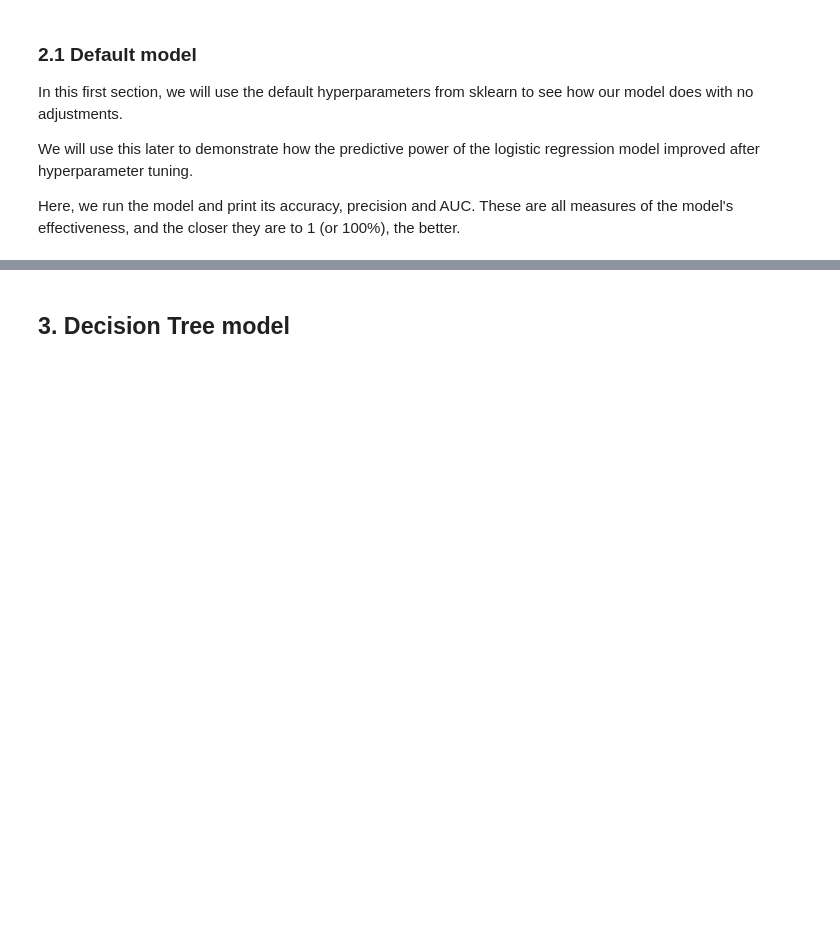
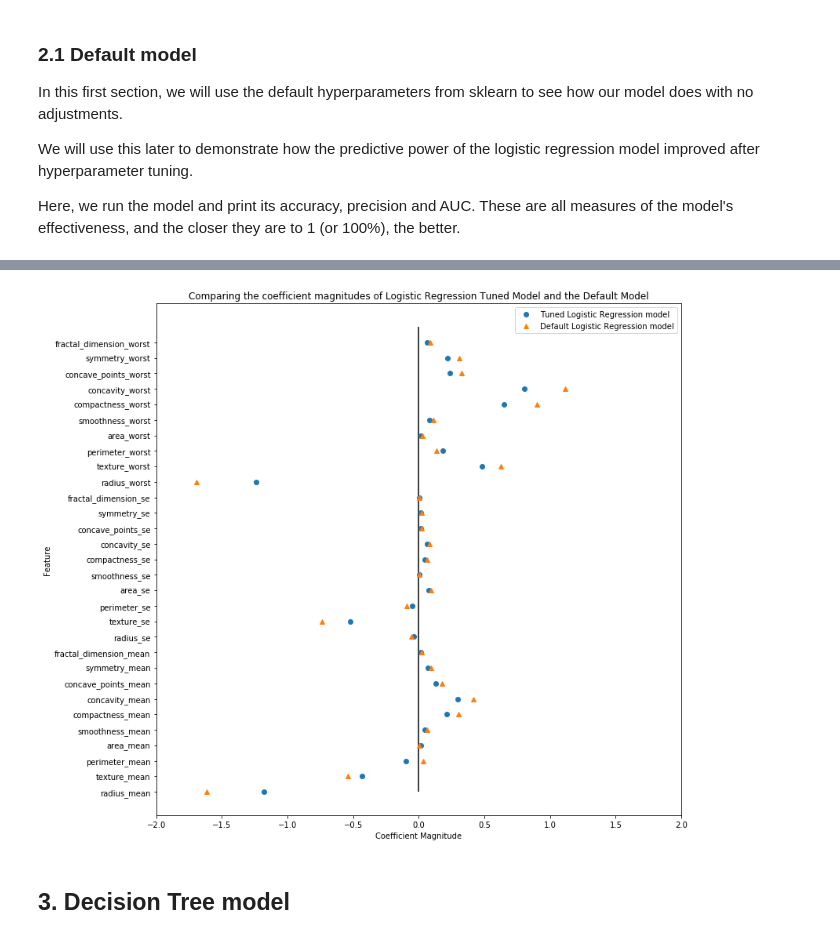
Before and after one commit to DaniiClarkee/Team4_CFG, a Jupyter notebook: Team_4_analysis_full_notebook_Rose.ipynb, the cells around one changed output, grey strips where cells are left out. Cells and saved outputs as stored; diff of their text form; code cells hidden in the pictures; blank space fills up the shorter version.

```diff
--- a/Team_4_analysis_full_notebook_Rose.ipynb
+++ b/Team_4_analysis_full_notebook_Rose.ipynb
@@ -463,18 +485,20 @@ plt.show()
 # %%
-# Plotting all default and modeled (best params) resoults
-one_hot_df_features = [x for i,x in enumerate(one_hot_df.columns) if i!=8]
+one_hot_df_features = [x for i,x in enumerate(one_hot_df_indep.columns)]
+y = np.arange(30)
 
-plt.figure(figsize=(12,6))
-plt.plot(lr_clf.coef_.T, 'o', label="LogisticRegressionDefault")
-plt.plot(lr_model.coef_.T, '^', label="LogisticRegressionModel")
-plt.xticks(range(one_hot_df.shape[1]), one_hot_df_features, rotation=90)
-plt.hlines(0, 0, one_hot_df.shape[1])
-plt.ylim(-3, 3)
-plt.title('Logistic Regression Tuned Model vs. Default Model')
-plt.xlabel("Feature")
-plt.ylabel("Coefficient Magnitude")
+plt.figure(figsize=(12,12))
+plt.plot(logistic_regression_tuned.coef_.T, y, 'o', label="Tuned Logistic Regression model")
+plt.plot(logistic_regression_default.coef_.T, y, '^', label="Default Logistic Regression model")
+plt.yticks(range(one_hot_df_indep.shape[1]), one_hot_df_features)
+plt.vlines(0, 0, one_hot_df_indep.shape[1])
+plt.xlim(-2, 2)
+plt.title('Comparing the coefficient magnitudes of Logistic Regression Tuned Model and the Default Model')
+plt.ylabel("Feature")
+plt.xlabel("Coefficient Magnitude")
 plt.legend()
 plt.show()
+# %% [output]
+[figure, added]
 # %% [markdown]
 ## 3. Decision Tree model
 # %% [markdown]
```
Also changed, not shown: parts of 26 cells of this notebook.
